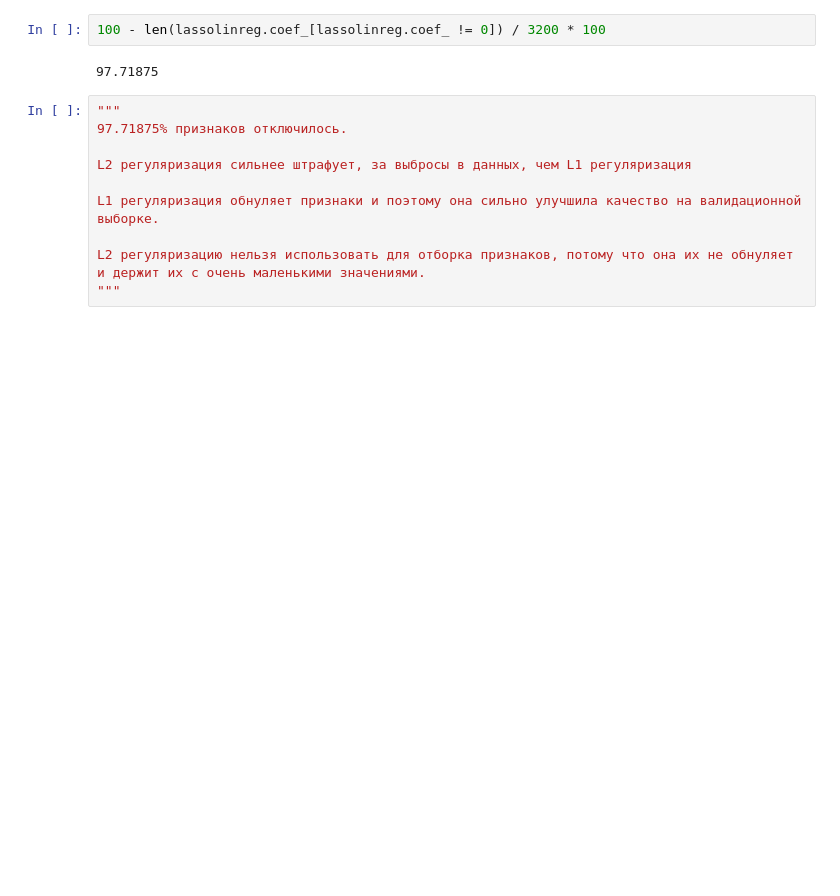
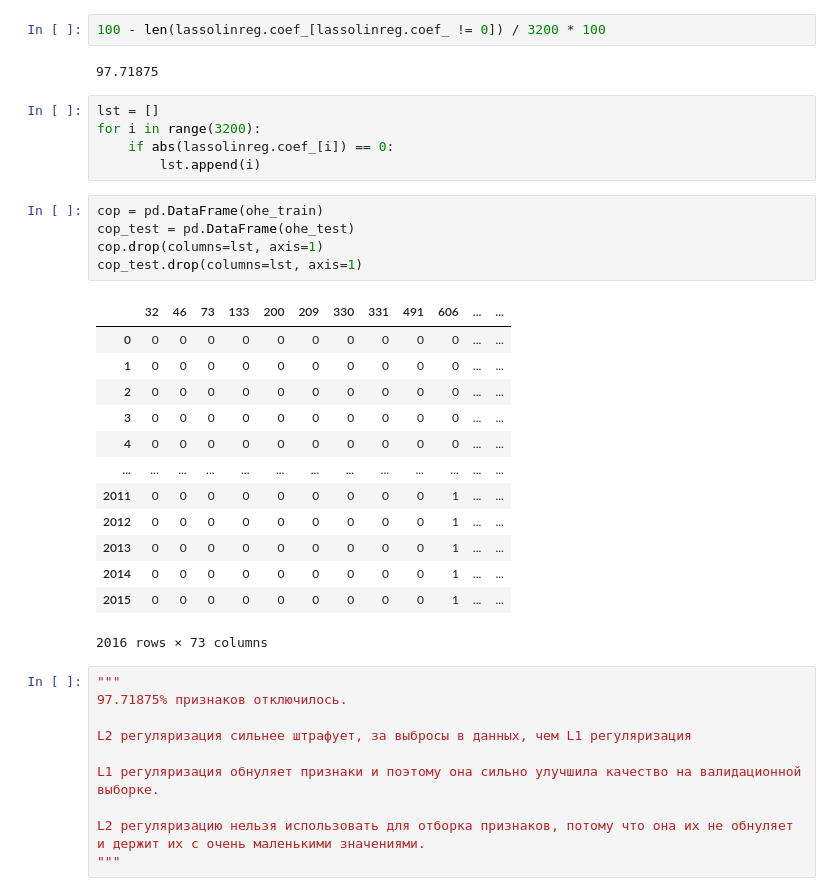
Before and after one commit to lastsign/tech-task, a Jupyter notebook: tech_test.ipynb, the cells around one changed output. Saved outputs shown, nothing was run; the diff lists cells and outputs as text; blank space fills up the shorter version.

```diff
--- a/tech_test.ipynb
+++ b/tech_test.ipynb
@@ -575,6 +575,30 @@ len(set(lassolinreg.coef_))
 100 - len(lassolinreg.coef_[lassolinreg.coef_ != 0]) / 3200 * 100
 # %% [output]
 97.71875
+# %%
+lst = []
+for i in range(3200):
+    if abs(lassolinreg.coef_[i]) == 0:
+        lst.append(i)
+# %%
+cop = pd.DataFrame(ohe_train)
+cop_test = pd.DataFrame(ohe_test)
+cop.drop(columns=lst, axis=1)
+cop_test.drop(columns=lst, axis=1)
+# %% [output]
+|  | 32 | 46 | 73 | 133 | 200 | 209 | 330 | 331 | 491 | 606 | ... | ... |
+| 0 | 0 | 0 | 0 | 0 | 0 | 0 | 0 | 0 | 0 | 0 | ... | ... |
+| 1 | 0 | 0 | 0 | 0 | 0 | 0 | 0 | 0 | 0 | 0 | ... | ... |
+| 2 | 0 | 0 | 0 | 0 | 0 | 0 | 0 | 0 | 0 | 0 | ... | ... |
+| 3 | 0 | 0 | 0 | 0 | 0 | 0 | 0 | 0 | 0 | 0 | ... | ... |
+| 4 | 0 | 0 | 0 | 0 | 0 | 0 | 0 | 0 | 0 | 0 | ... | ... |
+| ... | ... | ... | ... | ... | ... | ... | ... | ... | ... | ... | ... | ... |
+| 2011 | 0 | 0 | 0 | 0 | 0 | 0 | 0 | 0 | 0 | 1 | ... | ... |
+| 2012 | 0 | 0 | 0 | 0 | 0 | 0 | 0 | 0 | 0 | 1 | ... | ... |
+| 2013 | 0 | 0 | 0 | 0 | 0 | 0 | 0 | 0 | 0 | 1 | ... | ... |
+| 2014 | 0 | 0 | 0 | 0 | 0 | 0 | 0 | 0 | 0 | 1 | ... | ... |
+| 2015 | 0 | 0 | 0 | 0 | 0 | 0 | 0 | 0 | 0 | 1 | ... | ... |
+2016 rows × 73 columns
 # %%
 """
 97.71875% признаков отключилось.
```
Also changed, not shown: parts of 12 cells of this notebook, 47 other files.
